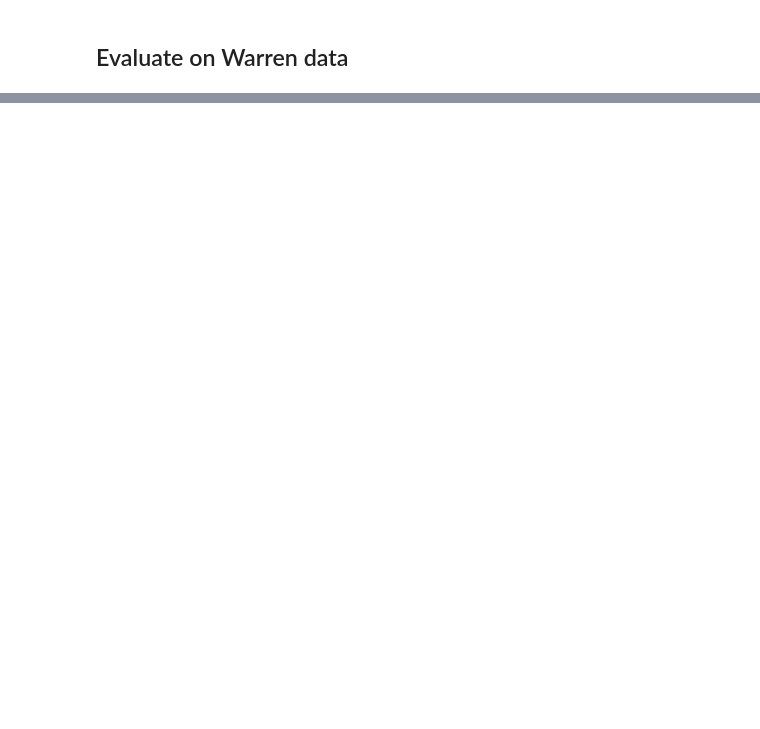
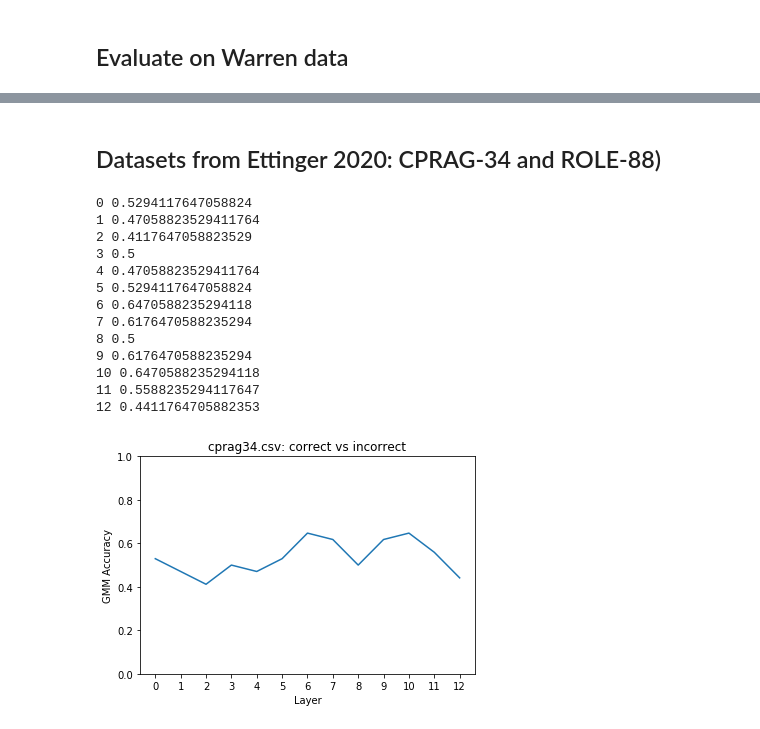
Before and after one commit to SPOClab-ca/layerwise-anomaly, a Jupyter notebook: notebooks_bai/GMMAnomaly.ipynb, the cells around one changed output, grey strips where cells are left out. Cells and saved outputs as stored; diff of their text form; code cells hidden in the pictures; blank space fills up the shorter version.

Commit message:
Add commonsense tasks CPRAG-34 and ROLE-88 adapted from Ettinger (2020)

```diff
--- a/notebooks_bai/GMMAnomaly.ipynb
+++ b/notebooks_bai/GMMAnomaly.ipynb
@@ -174,0 +175,19 @@ process_sentpair_dataset('warren.csv', 'sent_control', 'sent_violation')
+# %% [markdown]
+## Datasets from Ettinger 2020: CPRAG-34 and ROLE-88)
+# %%
+process_sentpair_dataset('cprag34.csv', 'correct', 'incorrect')
+# %% [output]
+0 0.5294117647058824
+1 0.47058823529411764
+2 0.4117647058823529
+3 0.5
+4 0.47058823529411764
+5 0.5294117647058824
+6 0.6470588235294118
+7 0.6176470588235294
+8 0.5
+9 0.6176470588235294
+10 0.6470588235294118
+11 0.5588235294117647
+12 0.4411764705882353
+[figure, added]
```
Also changed, not shown: parts of 8 cells of this notebook, 3 other files.
